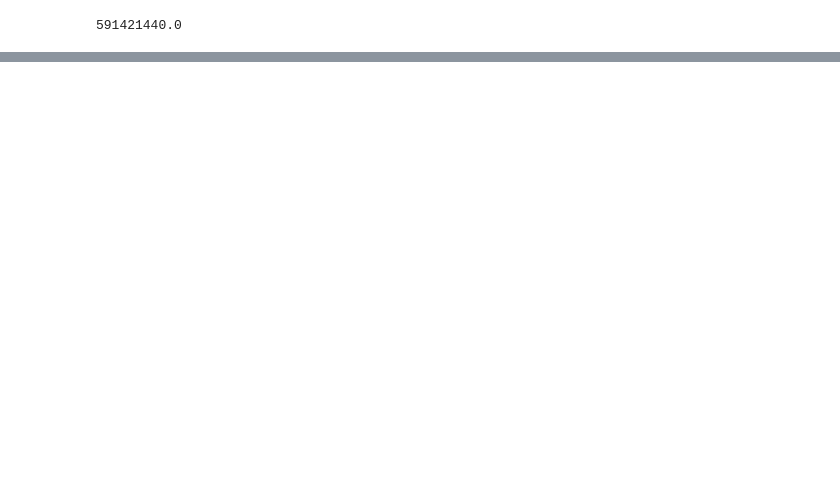
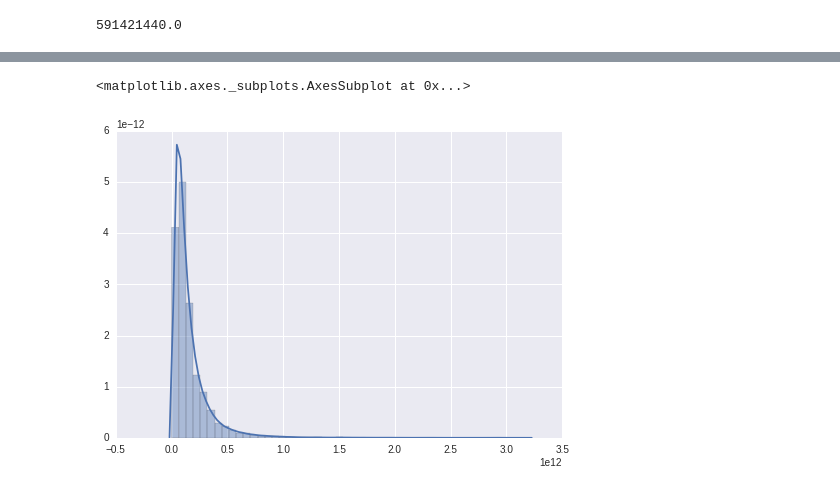
Before and after one commit to mclaughlin6464/pearce, a Jupyter notebook: notebooks/Test Cat.ipynb, the cells around one changed output, grey strips where cells are left out. Saved outputs shown, nothing was run; the diff lists cells and outputs as text; code cells hidden in the pictures; blank space fills up the shorter version.

Commit message:
Local density still not working.

```diff
--- a/notebooks/Test Cat.ipynb
+++ b/notebooks/Test Cat.ipynb
@@ -66,3 +71,10 @@ sns.distplot(cat.halocat.halo_table['halo_local_density'][rand_idxs], hist=True,
+# %%
+other_density = np.loadtxt('densities.npy')
+# %%
+sns.distplot(other_density, hist=True, kde=True)
+# %% [output]
+<matplotlib.axes._subplots.AxesSubplot at 0x...>
+[figure, added]
 # %%
 print min(cat.halocat.halo_table['halo_local_density'][rand_idxs])
 print max(cat.halocat.halo_table['halo_local_density'][rand_idxs])
```
Also changed, not shown: parts of 33 cells of this notebook, 3 other files.
